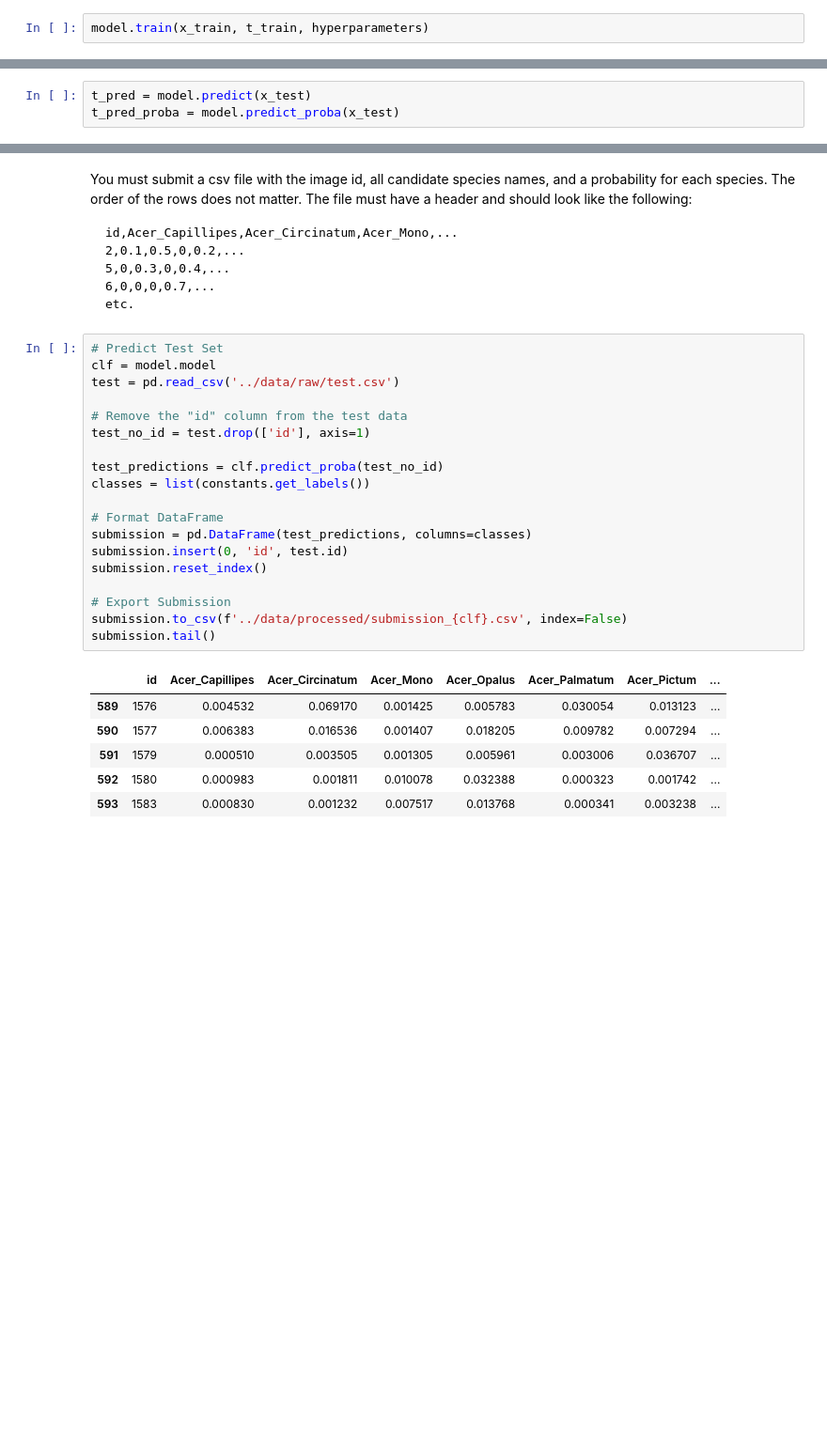
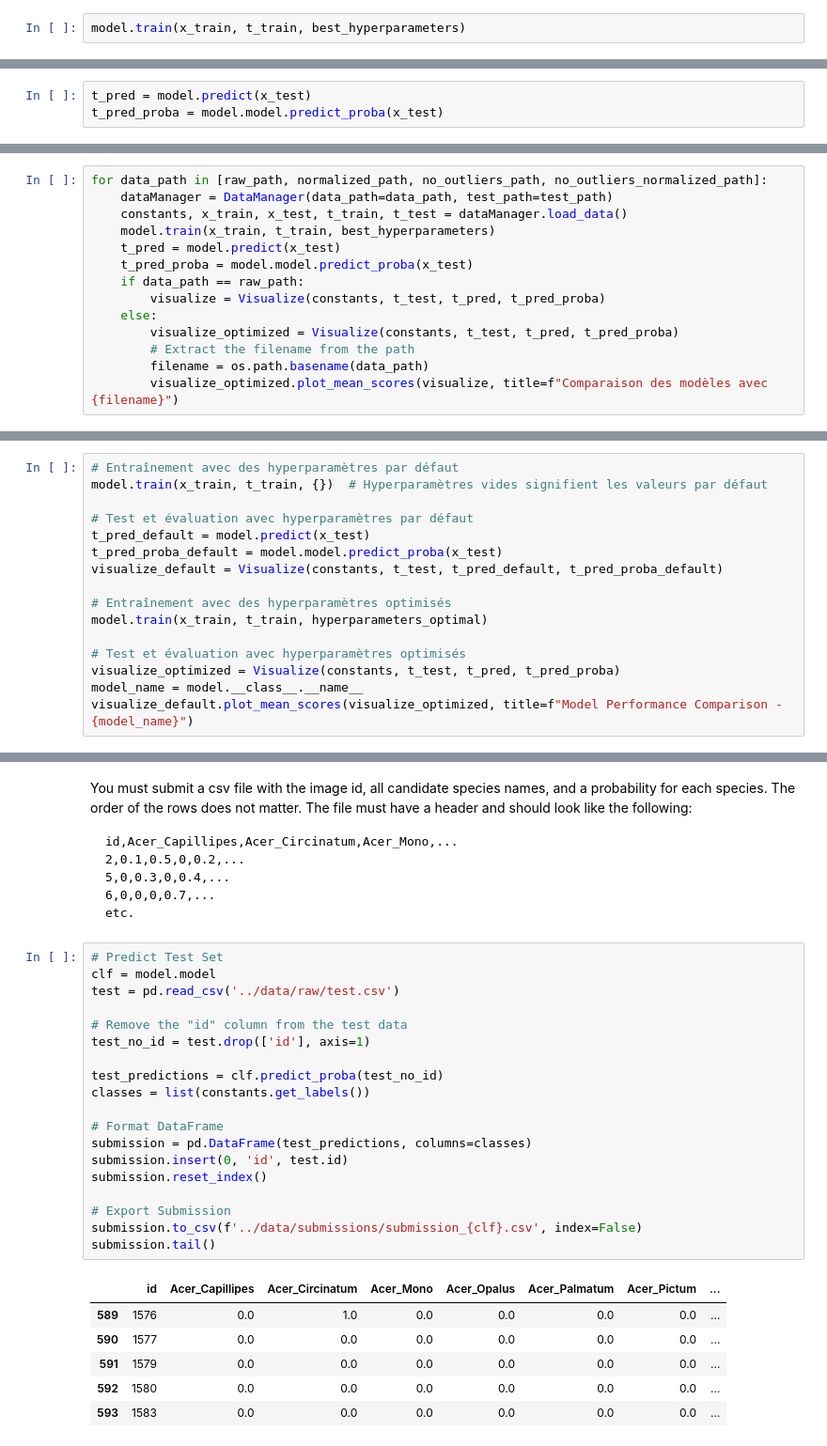
Before and after one commit to KHALOUIoussama/IFT712-Project, a Jupyter notebook: notebooks/notebook.ipynb, the cells around one changed output, grey strips where cells are left out. Shown at 94% size. Cells and saved outputs as stored; diff of their text form; blank space fills up the shorter version.

```diff
--- a/notebooks/notebook.ipynb
+++ b/notebooks/notebook.ipynb
@@ -123,8 +142,8 @@ print(f"hyperparameters: {hyperparameters}")
 # %%
-model.train(x_train, t_train, hyperparameters)
+model.train(x_train, t_train, best_hyperparameters)
 # %% [markdown]
 ## Tests et visualisation
 # %%
 t_pred = model.predict(x_test)
-t_pred_proba = model.predict_proba(x_test)
+t_pred_proba = model.model.predict_proba(x_test)
 # %%
@@ -142,0 +154,14 @@ Mean F1 score  = 0.596
+# %%
+for data_path in [raw_path, normalized_path, no_outliers_path, no_outliers_normalized_path]:
+    dataManager = DataManager(data_path=data_path, test_path=test_path)
+    constants, x_train, x_test, t_train, t_test = dataManager.load_data()
+    model.train(x_train, t_train, best_hyperparameters)
+    t_pred = model.predict(x_test)
+    t_pred_proba = model.model.predict_proba(x_test)
+    if data_path == raw_path:
+        visualize = Visualize(constants, t_test, t_pred, t_pred_proba)
+    else:
+        visualize_optimized = Visualize(constants, t_test, t_pred, t_pred_proba)
+        # Extract the filename from the path
+        filename = os.path.basename(data_path)
+        visualize_optimized.plot_mean_scores(visualize, title=f"Comparaison des modèles avec {filename}")
@@ -142,0 +174,16 @@ Mean F1 score  = 0.596
+# %%
+# Entraînement avec des hyperparamètres par défaut
+model.train(x_train, t_train, {})  # Hyperparamètres vides signifient les valeurs par défaut
+
+# Test et évaluation avec hyperparamètres par défaut
+t_pred_default = model.predict(x_test)
+t_pred_proba_default = model.model.predict_proba(x_test)
+visualize_default = Visualize(constants, t_test, t_pred_default, t_pred_proba_default)
+
+# Entraînement avec des hyperparamètres optimisés
+model.train(x_train, t_train, hyperparameters_optimal)
+
+# Test et évaluation avec hyperparamètres optimisés
+visualize_optimized = Visualize(constants, t_test, t_pred, t_pred_proba)
+model_name = model.__class__.__name__
+visualize_default.plot_mean_scores(visualize_optimized, title=f"Model Performance Comparison - {model_name}")
@@ -160,27 +214,27 @@ etc.
 # %%
 # Predict Test Set
 clf = model.model
 test = pd.read_csv('../data/raw/test.csv')
 
 # Remove the "id" column from the test data
 test_no_id = test.drop(['id'], axis=1)
 
 test_predictions = clf.predict_proba(test_no_id)
 classes = list(constants.get_labels())
 
 # Format DataFrame
 submission = pd.DataFrame(test_predictions, columns=classes)
 submission.insert(0, 'id', test.id)
 submission.reset_index()
 
 # Export Submission
-submission.to_csv(f'../data/processed/submission_{clf}.csv', index=False)
+submission.to_csv(f'../data/submissions/submission_{clf}.csv', index=False)
 submission.tail()
 # %% [output]
 |  | id | Acer_Capillipes | Acer_Circinatum | Acer_Mono | Acer_Opalus | Acer_Palmatum | Acer_Pictum | ... |
-| 589 | 1576 | 0.004532 | 0.069170 | 0.001425 | 0.005783 | 0.030054 | 0.013123 | ... |
-| 590 | 1577 | 0.006383 | 0.016536 | 0.001407 | 0.018205 | 0.009782 | 0.007294 | ... |
-| 591 | 1579 | 0.000510 | 0.003505 | 0.001305 | 0.005961 | 0.003006 | 0.036707 | ... |
-| 592 | 1580 | 0.000983 | 0.001811 | 0.010078 | 0.032388 | 0.000323 | 0.001742 | ... |
-| 593 | 1583 | 0.000830 | 0.001232 | 0.007517 | 0.013768 | 0.000341 | 0.003238 | ... |
+| 589 | 1576 | 0.0 | 1.0 | 0.0 | 0.0 | 0.0 | 0.0 | ... |
+| 590 | 1577 | 0.0 | 0.0 | 0.0 | 0.0 | 0.0 | 0.0 | ... |
+| 591 | 1579 | 0.0 | 0.0 | 0.0 | 0.0 | 0.0 | 0.0 | ... |
+| 592 | 1580 | 0.0 | 0.0 | 0.0 | 0.0 | 0.0 | 0.0 | ... |
+| 593 | 1583 | 0.0 | 0.0 | 0.0 | 0.0 | 0.0 | 0.0 | ... |
 5 rows × 100 columns
```
Also changed, not shown: parts of 18 cells of this notebook, 3 other files.
